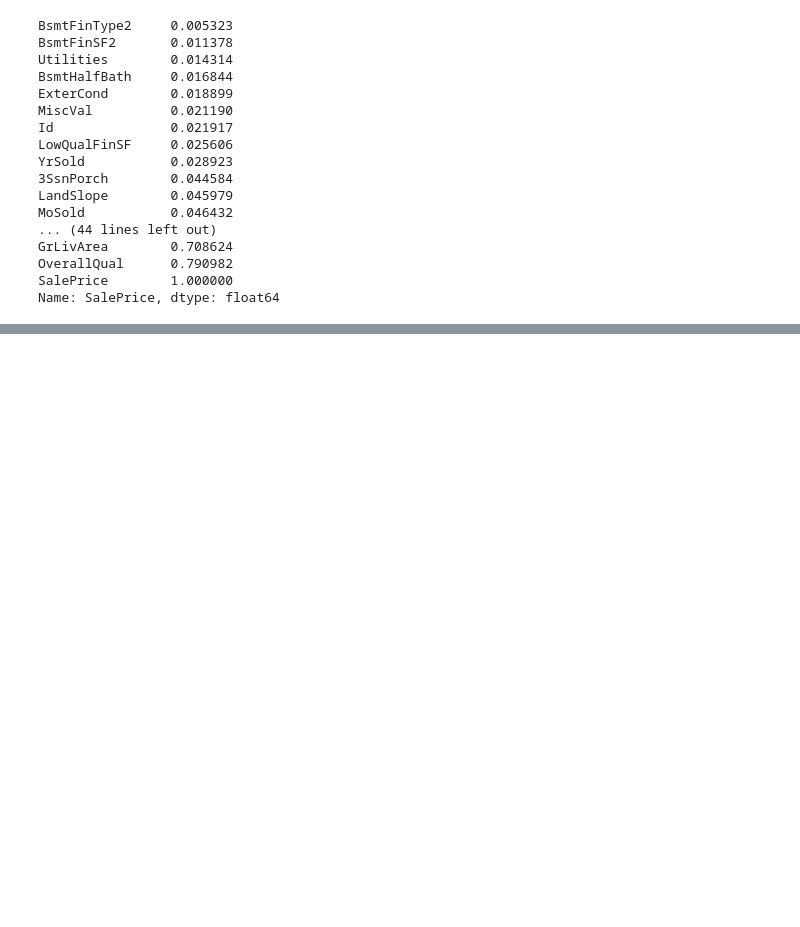
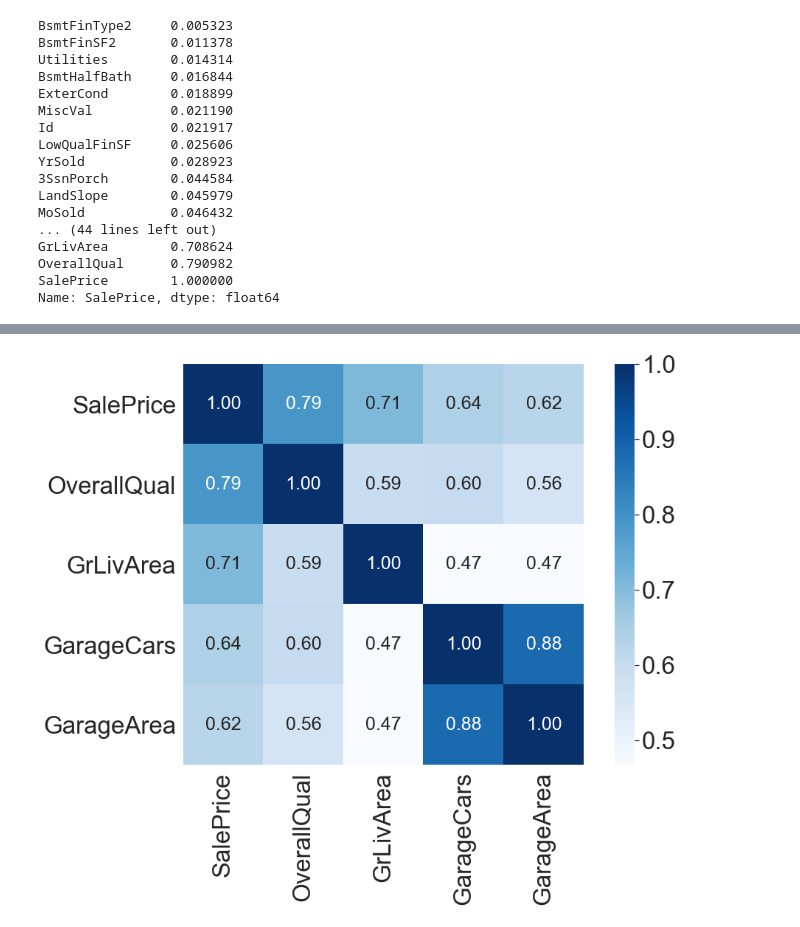
Before and after one commit to gilaniasher/kaggle-house-regression-challenge, a Jupyter notebook: Asher_Exploration.ipynb, the cells around one changed output, grey strips where cells are left out. Saved outputs shown, nothing was run; the diff lists cells and outputs as text; code cells hidden in the pictures; blank space fills up the shorter version.

```diff
--- a/Asher_Exploration.ipynb
+++ b/Asher_Exploration.ipynb
@@ -254,0 +356,17 @@ Name: SalePrice, dtype: float64
+# %%
+corrmat = df.corr()
+plt.figure(figsize=(15,10))
+k = 5 #number of variables for heatmap
+cols = corrmat.nlargest(k, 'SalePrice')['SalePrice'].index
+cm = np.corrcoef(df[cols].values.T)
+sns.set(font_scale=3)
+hm = sns.heatmap(cm, cmap='Blues', cbar=True, annot=True, square=True, fmt='.2f', annot_kws={'size': 25}, yticklabels=cols.values, xticklabels=cols.values)
+
+b, t = plt.ylim() # discover the values for bottom and top
+b += 0.5 # Add 0.5 to the bottom
+t -= 0.5 # Subtract 0.5 from the top
+plt.ylim(b, t) # update the ylim(bottom, top) values
+plt.show() # ta-da!
+plt.show()
+# %% [output]
+[figure, added]
```
Also changed, not shown: parts of 10 cells of this notebook.
